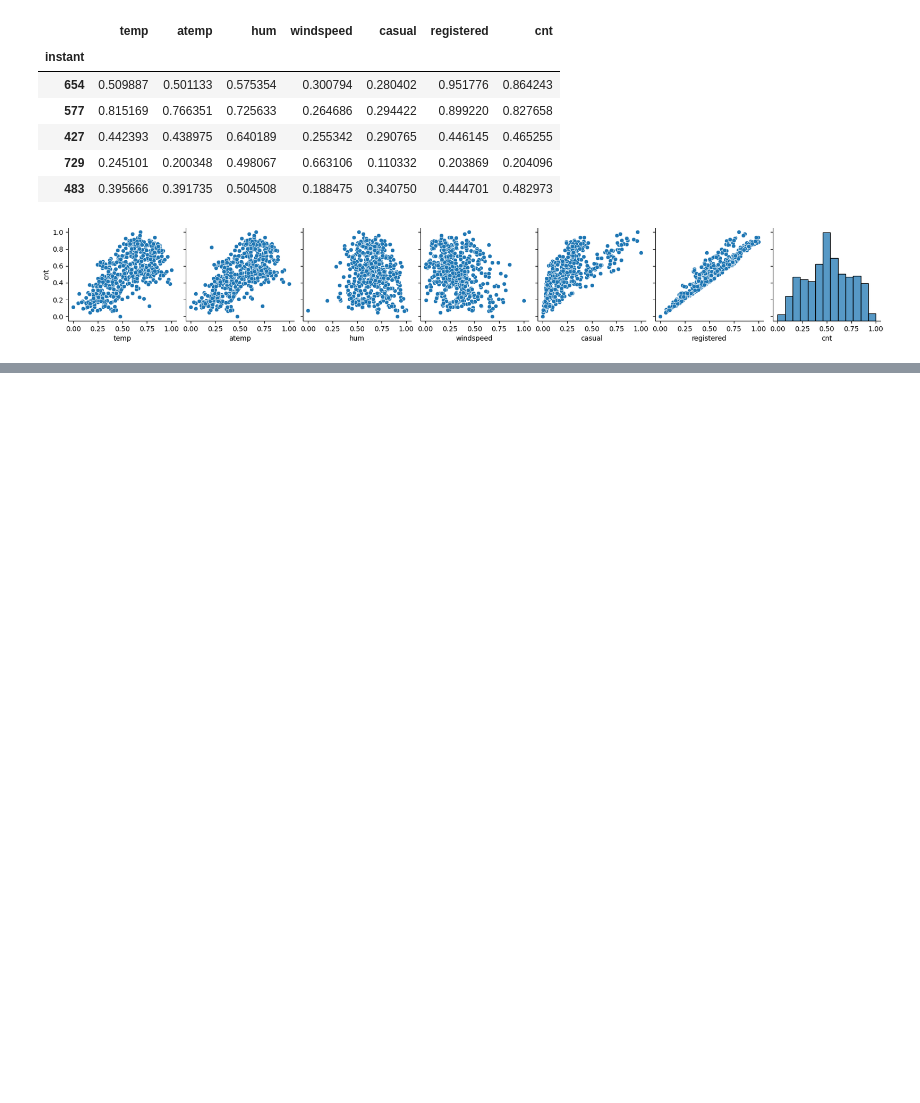
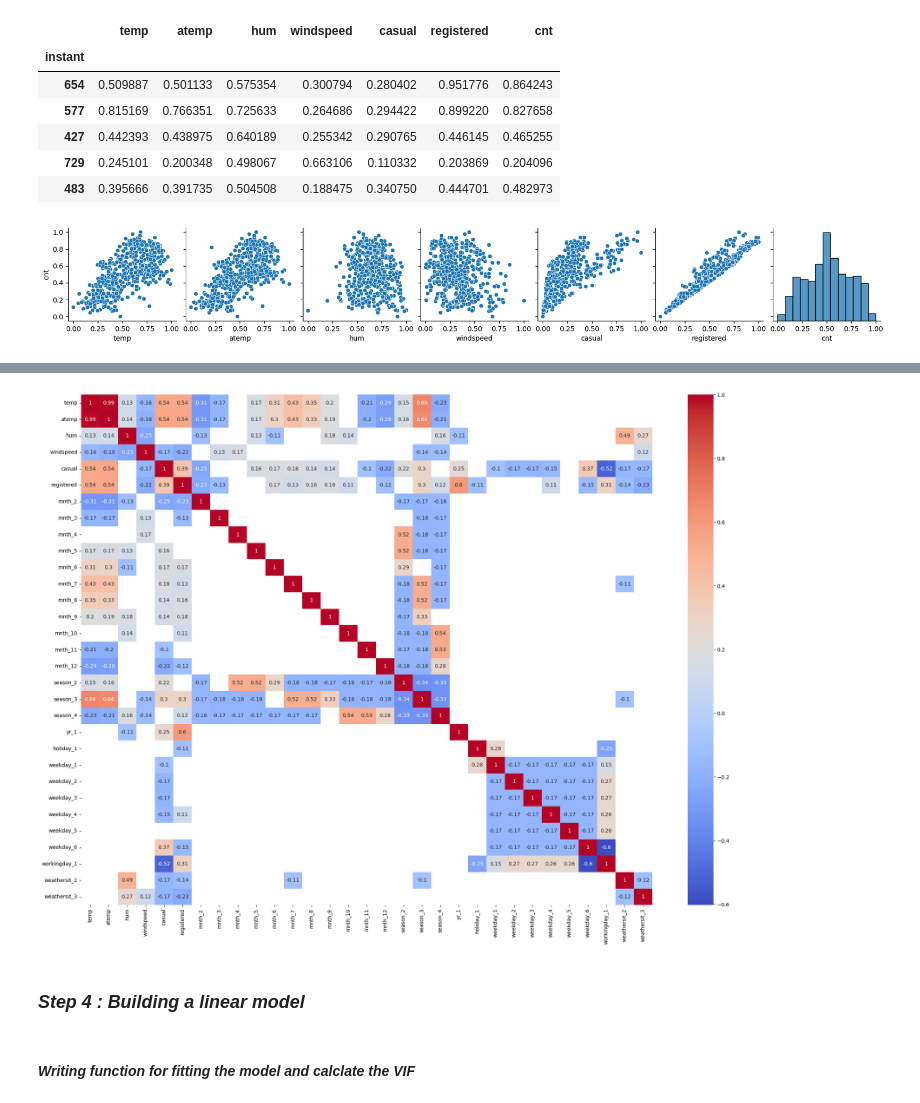
Before and after one commit to AnishRane-cox/Bike-Demand-Prediction-MLR, a Jupyter notebook: Shared_Bike.ipynb, the cells around one changed output, grey strips where cells are left out. Drawn from its saved outputs; the diff is of its cells as text; code cells hidden in the pictures; blank space fills up the shorter version.

```diff
--- a/Shared_Bike.ipynb
+++ b/Shared_Bike.ipynb
@@ -546,0 +320,9 @@ vif
+# %%
+plt.figure(figsize = (25,18))
+corr_train = X_train.corr()
+# Filter correlations with an absolute value greater than 0.01
+filtered_corr = corr_train[(corr_train > 0.1) | (corr_train < -0.1)]
+sns.heatmap(filtered_corr, annot = True, cmap='coolwarm')
+plt.show()
+# %% [output]
+[figure, added]
@@ -546,0 +333,4 @@ vif
+# %% [markdown]
+### ___Step 4 : Building a linear model___
+# %% [markdown]
+#### ___Writing function for fitting the model and calclate the VIF___
```
Also changed, not shown: parts of 91 cells of this notebook.
